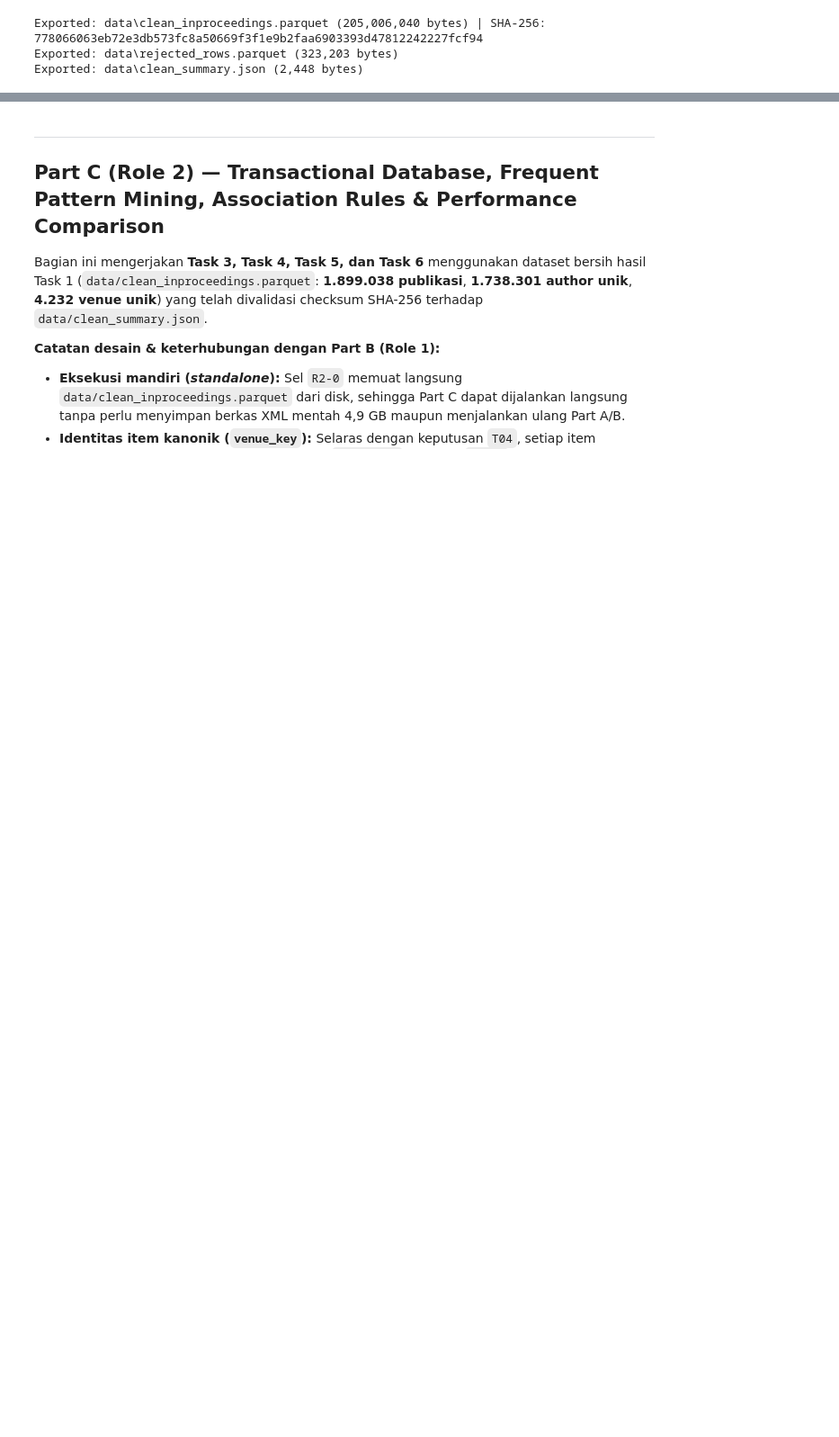
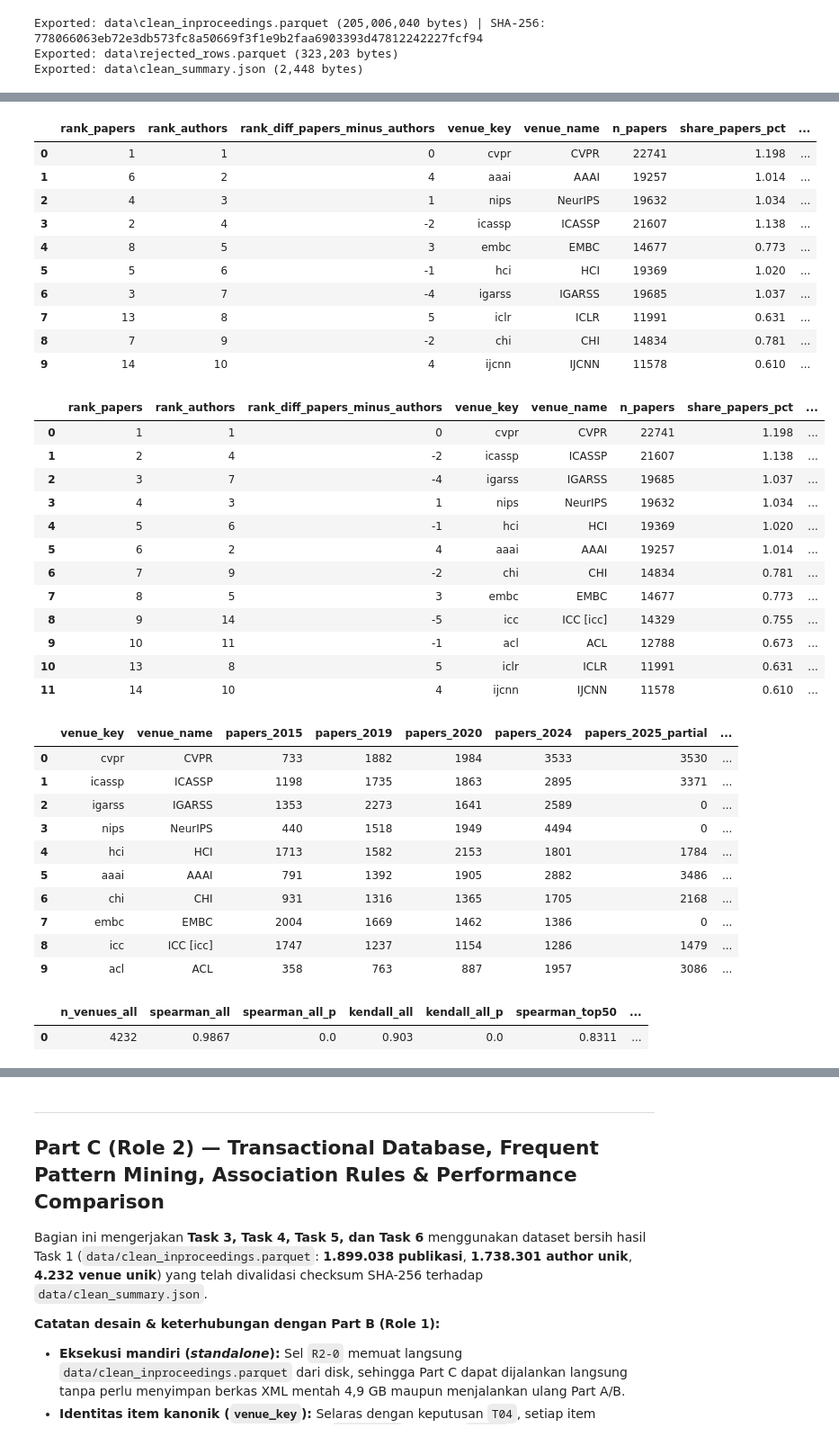
Before and after one commit to jandhiesto/DataMining_Kelompok11, a Jupyter notebook: Notebook-dblp_2025_12_01.ipynb, the cells around one changed output, grey strips where cells are left out. Shown at 90% size. Cells and saved outputs as stored; diff of their text form; code cells hidden in the pictures; blank space fills up the shorter version.

```diff
--- a/Notebook-dblp_2025_12_01.ipynb
+++ b/Notebook-dblp_2025_12_01.ipynb
@@ -1197,0 +1207,34 @@ Exported: data\clean_summary.json (2,448 bytes)
+# %%
+# T2-1 - Jalankan Task 2 Conference Popularity Analysis dari data/clean_inproceedings.parquet (standalone)
+import sys
+from pathlib import Path
+import pandas as pd
+from IPython.display import Image, display
+
+if str(Path(".").resolve()) not in sys.path:
+    sys.path.insert(0, str(Path(".").resolve()))
+
+from src.data_loader import build_venue_label_map, load_clean_data
+from src.task2_popularity import OUTPUT_DIR as TASK2_OUT_DIR, analyze_conference_popularity
+
+df_t2, _ = load_clean_data(verify_hash=True)
+_, v_disp_t2 = build_venue_label_map(df_t2)
+t2_res = analyze_conference_popularity(df_t2, v_disp_t2, output_dir=TASK2_OUT_DIR, save_artifacts=True)
+
+print("=== 1. Top 10 Konferensi Berdasarkan Jumlah Publikasi ===")
+display(t2_res["top10_papers"])
+
+print("\n=== 2. Top 10 Konferensi Berdasarkan Jumlah Author Unik ===")
+display(t2_res["top10_authors"])
+
+print("\n=== 3. Perbandingan Ranking (Gabungan Top 10 Publikasi U Top 10 Author Unik) ===")
+display(t2_res["rank_comparison"])
+
+print("\n=== 4. Ringkasan Pertumbuhan Tahunan Top 10 Konferensi (2015 -> 2024 + 2025 Parsial) ===")
+display(t2_res["growth_df"])
+
+print("\n=== 5. Korelasi Ranking Publikasi vs Author Unik ===")
+display(pd.DataFrame([t2_res["corr_summary"]]))
+
+del df_t2
+# %% [output]
@@ -1197,0 +1269,37 @@ Exported: data\clean_summary.json (2,448 bytes)
+|  | rank_papers | rank_authors | rank_diff_papers_minus_authors | venue_key | venue_name | n_papers | share_papers_pct | ... |
+| 0 | 1 | 1 | 0 | cvpr | CVPR | 22741 | 1.198 | ... |
+| 1 | 6 | 2 | 4 | aaai | AAAI | 19257 | 1.014 | ... |
+| 2 | 4 | 3 | 1 | nips | NeurIPS | 19632 | 1.034 | ... |
+| 3 | 2 | 4 | -2 | icassp | ICASSP | 21607 | 1.138 | ... |
+| 4 | 8 | 5 | 3 | embc | EMBC | 14677 | 0.773 | ... |
+| 5 | 5 | 6 | -1 | hci | HCI | 19369 | 1.020 | ... |
+| 6 | 3 | 7 | -4 | igarss | IGARSS | 19685 | 1.037 | ... |
+| 7 | 13 | 8 | 5 | iclr | ICLR | 11991 | 0.631 | ... |
+| 8 | 7 | 9 | -2 | chi | CHI | 14834 | 0.781 | ... |
+| 9 | 14 | 10 | 4 | ijcnn | IJCNN | 11578 | 0.610 | ... |
+|  | rank_papers | rank_authors | rank_diff_papers_minus_authors | venue_key | venue_name | n_papers | share_papers_pct | ... |
+| 0 | 1 | 1 | 0 | cvpr | CVPR | 22741 | 1.198 | ... |
+| 1 | 2 | 4 | -2 | icassp | ICASSP | 21607 | 1.138 | ... |
+| 2 | 3 | 7 | -4 | igarss | IGARSS | 19685 | 1.037 | ... |
+| 3 | 4 | 3 | 1 | nips | NeurIPS | 19632 | 1.034 | ... |
+| 4 | 5 | 6 | -1 | hci | HCI | 19369 | 1.020 | ... |
+| 5 | 6 | 2 | 4 | aaai | AAAI | 19257 | 1.014 | ... |
+| 6 | 7 | 9 | -2 | chi | CHI | 14834 | 0.781 | ... |
+| 7 | 8 | 5 | 3 | embc | EMBC | 14677 | 0.773 | ... |
+| 8 | 9 | 14 | -5 | icc | ICC [icc] | 14329 | 0.755 | ... |
+| 9 | 10 | 11 | -1 | acl | ACL | 12788 | 0.673 | ... |
+| 10 | 13 | 8 | 5 | iclr | ICLR | 11991 | 0.631 | ... |
+| 11 | 14 | 10 | 4 | ijcnn | IJCNN | 11578 | 0.610 | ... |
+|  | venue_key | venue_name | papers_2015 | papers_2019 | papers_2020 | papers_2024 | papers_2025_partial | ... |
+| 0 | cvpr | CVPR | 733 | 1882 | 1984 | 3533 | 3530 | ... |
+| 1 | icassp | ICASSP | 1198 | 1735 | 1863 | 2895 | 3371 | ... |
+| 2 | igarss | IGARSS | 1353 | 2273 | 1641 | 2589 | 0 | ... |
+| 3 | nips | NeurIPS | 440 | 1518 | 1949 | 4494 | 0 | ... |
+| 4 | hci | HCI | 1713 | 1582 | 2153 | 1801 | 1784 | ... |
+| 5 | aaai | AAAI | 791 | 1392 | 1905 | 2882 | 3486 | ... |
+| 6 | chi | CHI | 931 | 1316 | 1365 | 1705 | 2168 | ... |
+| 7 | embc | EMBC | 2004 | 1669 | 1462 | 1386 | 0 | ... |
+| 8 | icc | ICC [icc] | 1747 | 1237 | 1154 | 1286 | 1479 | ... |
+| 9 | acl | ACL | 358 | 763 | 887 | 1957 | 3086 | ... |
+|  | n_venues_all | spearman_all | spearman_all_p | kendall_all | kendall_all_p | spearman_top50 | ... |
+| 0 | 4232 | 0.9867 | 0.0 | 0.903 | 0.0 | 0.8311 | ... |
```
Also changed, not shown: parts of 10 cells of this notebook, 33 other files.
